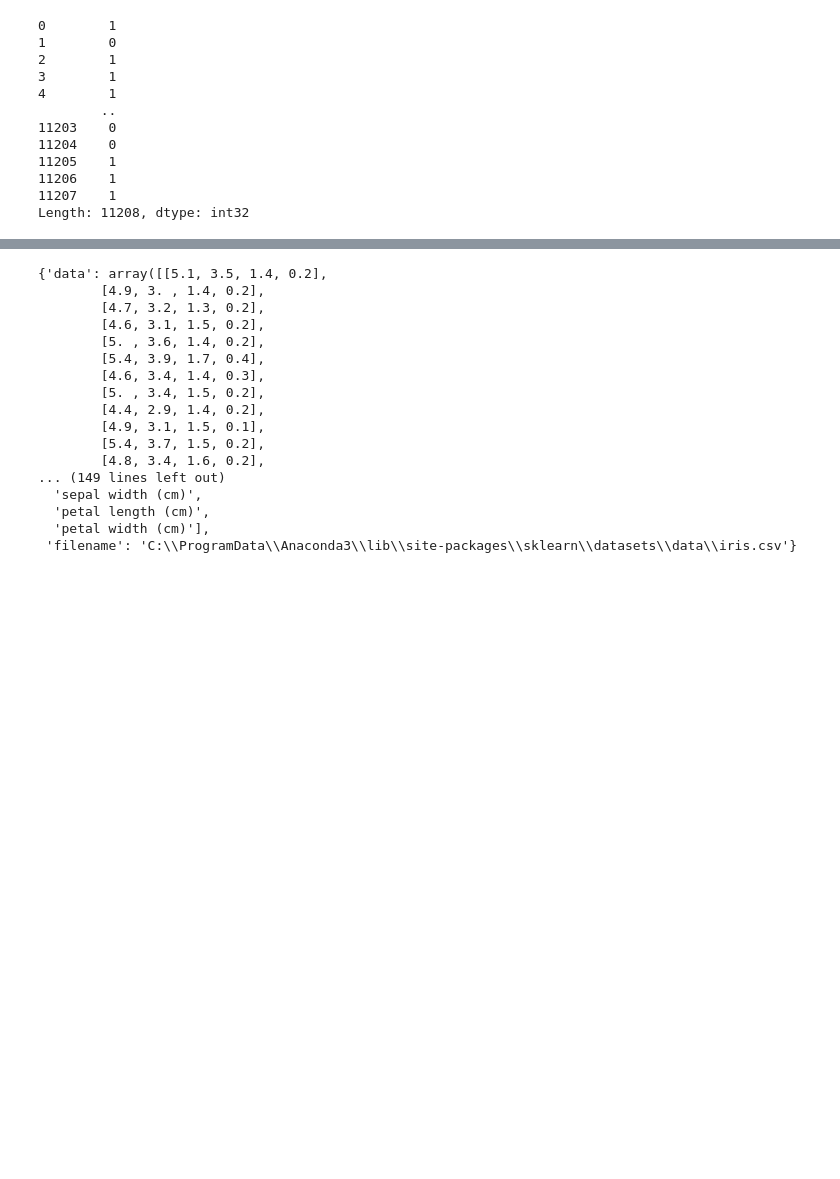
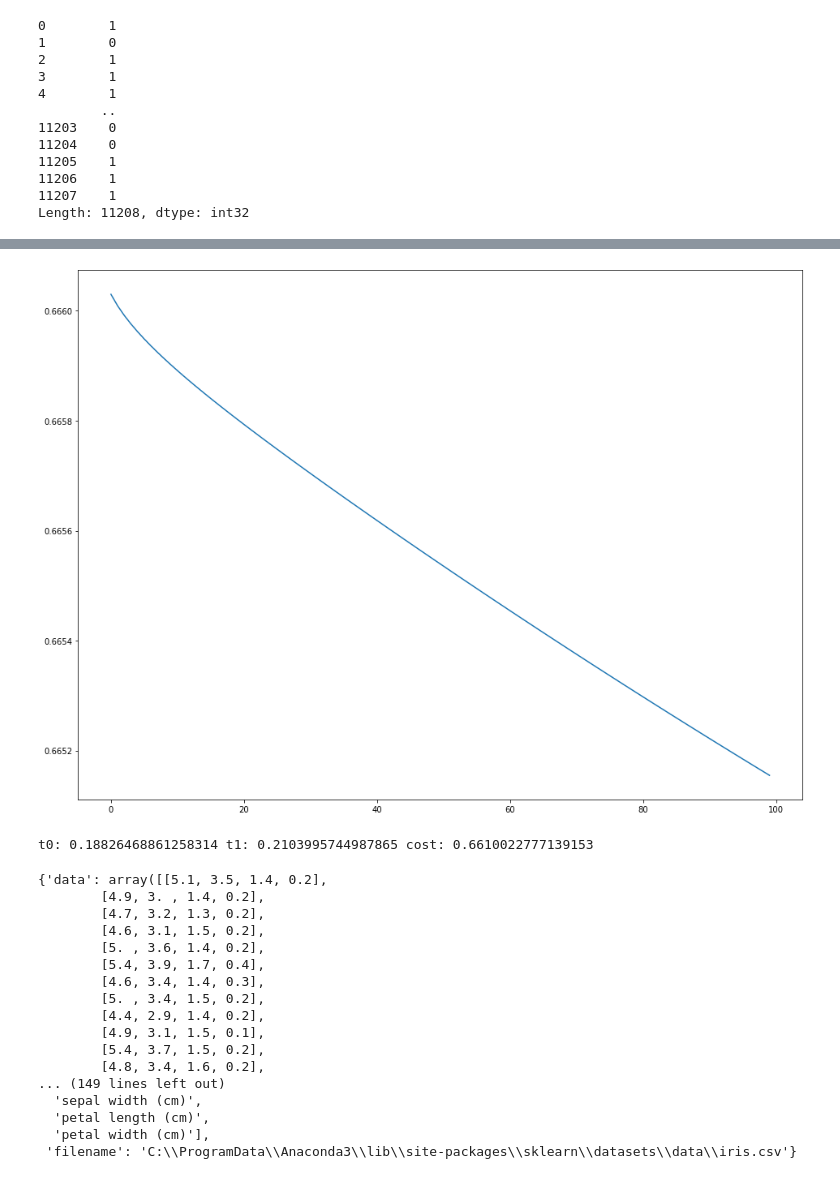
Before and after one commit to RomanovSasha/2, a Jupyter notebook: 2.ipynb, the cells around one changed output, grey strips where cells are left out. Drawn from its saved outputs; the diff is of its cells as text; code cells hidden in the pictures; blank space fills up the shorter version.

```diff
--- a/2.ipynb
+++ b/2.ipynb
@@ -156,6 +190,10 @@ theta0 = 0.20
 theta1 = 0.20
 E0 = 0
 E1 = 0
+
+costs = []
+
+
 for _ in range(EPOCHS):
     dt0 = der_theta0(X, Y, theta0, theta1)
     dt1 = der_theta1(X, Y, theta0, theta1)
@@ -165,6 +203,9 @@ for _ in range(EPOCHS):
 
     theta0 = theta0 - LEARNING_RATE*dt0/((E0 + epcilend)**0.5)
     theta1 = theta1 - LEARNING_RATE*dt1/((E1 + epcilend)**0.5)
+
+    cost = cost_function(X_train, Y_train, theta0, theta1)
+    costs.append(cost)
 # %%
 print("t0:", theta0, "t1:", theta1, "cost:", cost_function(X, Y, theta0, theta1))
 # %% [output]
@@ -172,3 +213,13 @@ t0: 0.2109208347730115 t1: 0.21091946291378938 cost: 0.6662225480938885
+# %%
+plt.figure(figsize=(16,12))
+plt.plot(costs)
+plt.show()
+# %% [output]
+[figure, added]
+# %%
+print("t0:", theta0, "t1:", theta1, "cost:", cost_function(X_test, Y_test, theta0, theta1))
+# %% [output]
+t0: 0.18826468861258314 t1: 0.2103995744987865 cost: 0.6610022777139153
 # %%
 # dataset Iris
 # %%
```
Also changed, not shown: parts of 35 cells of this notebook.
